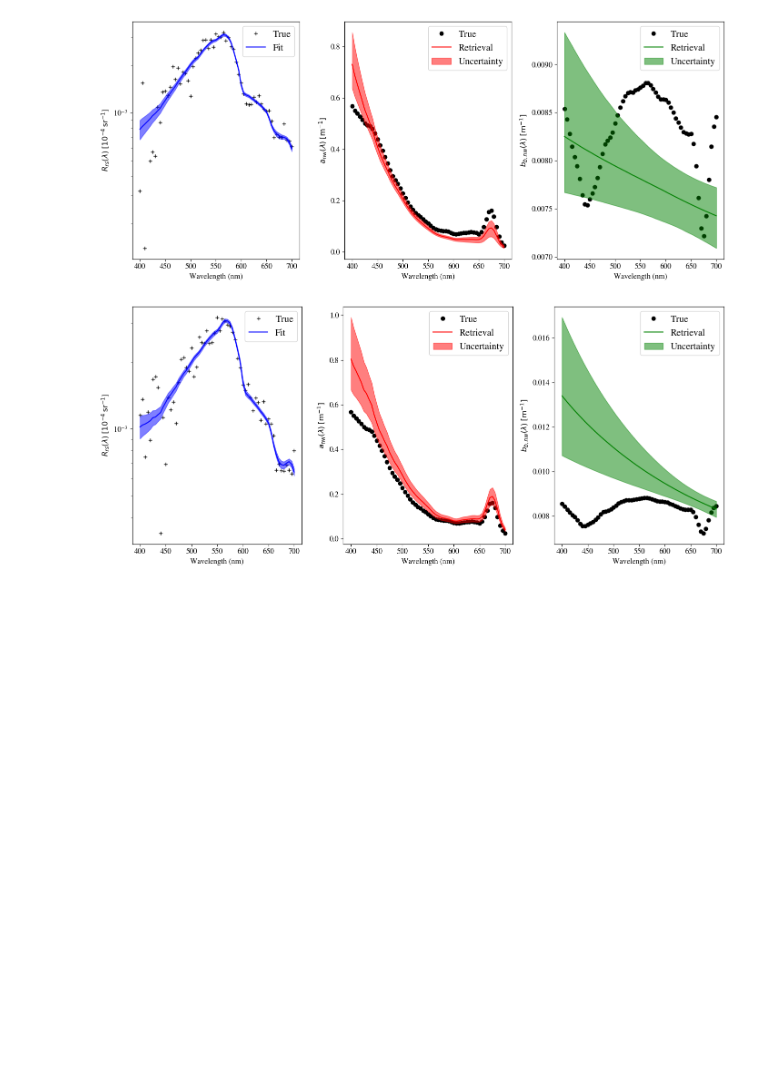
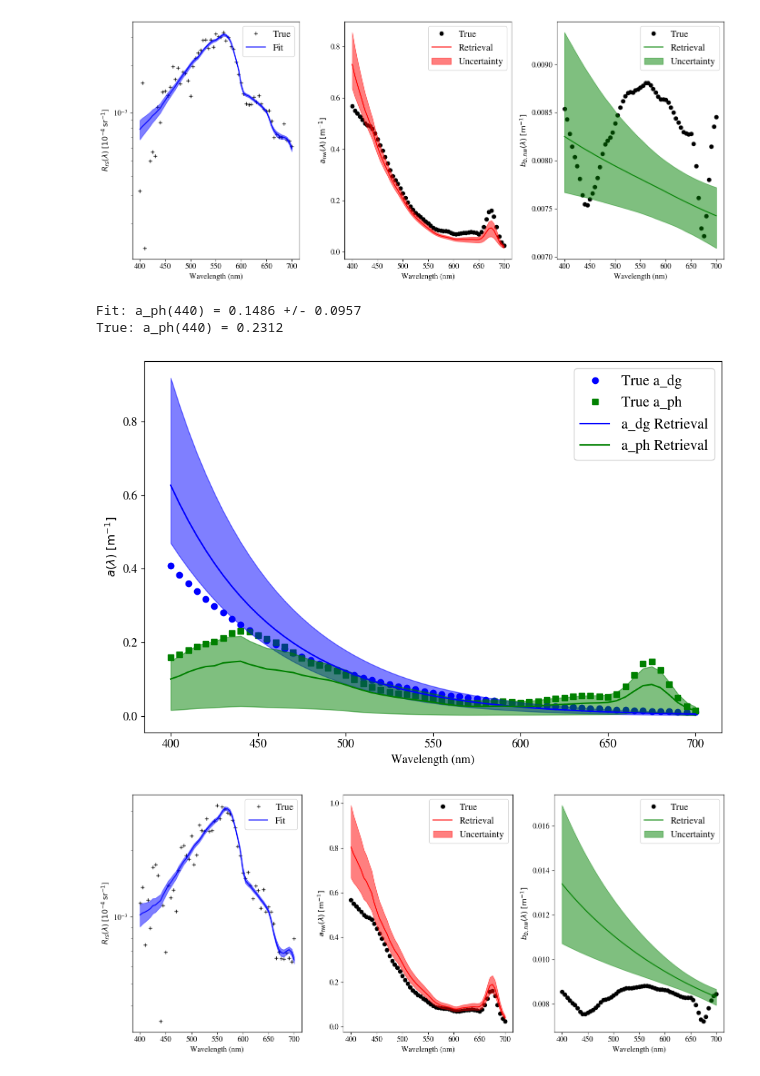
Before and after one commit to ocean-colour/bing, a Jupyter notebook: nb/Priors/Correlate_CDOM_aph.ipynb, the cells around one changed output. Drawn from its saved outputs; the diff is of its cells as text; code cells hidden in the pictures; blank space fills up the shorter version.

```diff
--- a/nb/Priors/Correlate_CDOM_aph.ipynb
+++ b/nb/Priors/Correlate_CDOM_aph.ipynb
@@ -236,6 +248,12 @@ def show(prep_dict, extras, models, chains):
 show(prep_dict2, extras2, models2, chains2)
 # %% [output]
 [figure]
+# %%
+show_anw(models2, coeff2)
+# %% [output]
+Fit: a_ph(440) = 0.1486 +/- 0.0957
+True: a_ph(440) = 0.2312
+[figure, added]
 # %%
 show(prep_dict3, extras3, models3, chains3)
 # %% [output]
```
Also changed, not shown: parts of 4 cells of this notebook, 2 other files.
